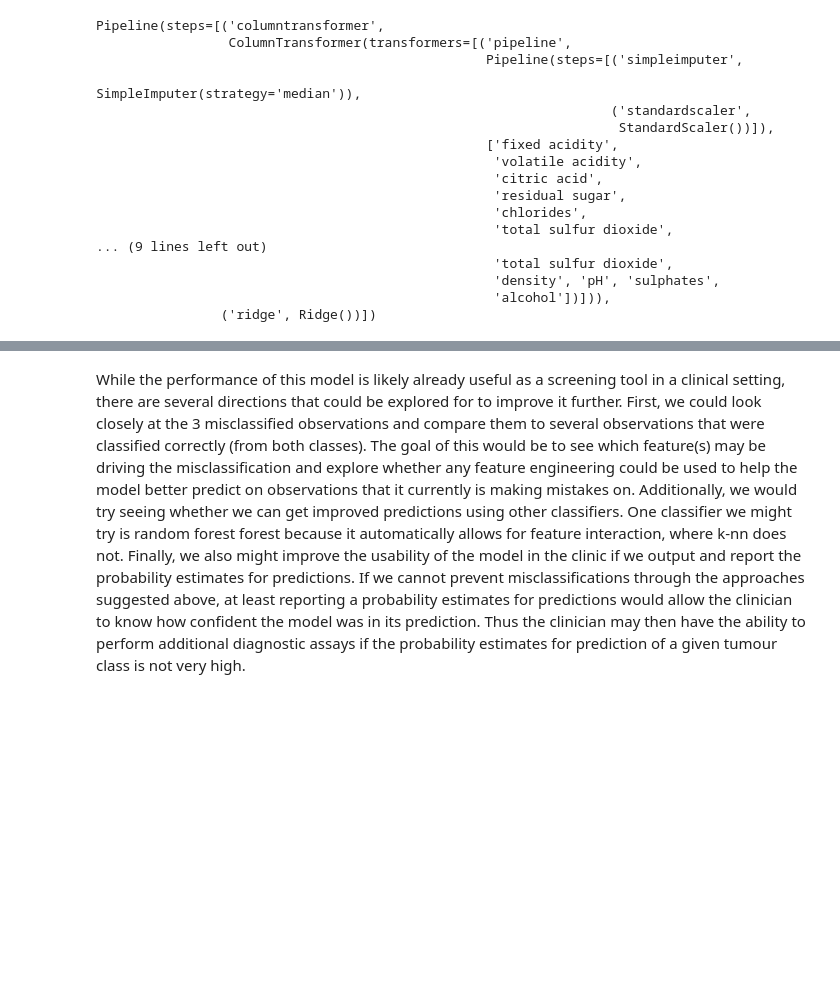
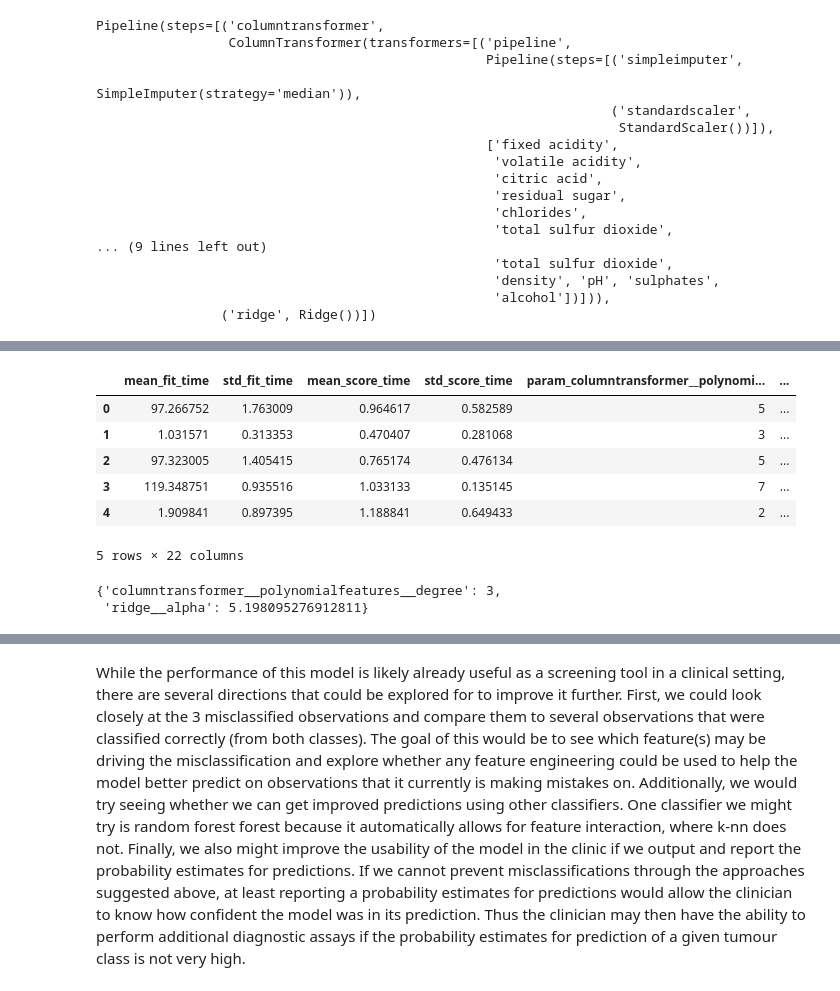
Before and after one commit to UBC-MDS/DSCI_522_group16, a Jupyter notebook: src/portugal_wine_quality_predictor.ipynb, the cells around one changed output, grey strips where cells are left out. Saved outputs shown, nothing was run; the diff lists cells and outputs as text; code cells hidden in the pictures; blank space fills up the shorter version.

```diff
--- a/src/portugal_wine_quality_predictor.ipynb
+++ b/src/portugal_wine_quality_predictor.ipynb
@@ -190,6 +187,7 @@ x_train_w, y_train_w = white_train.drop(columns=["quality"]), white_train["quali
 x_test_w, y_test_w = white_test.drop(columns=["quality"]), white_test["quality"]
 # %%
 numeric_transformer = make_pipeline(SimpleImputer(strategy="median"), StandardScaler())
+numeric_feats = x_train_w.columns.tolist()
 
 # Create a ColumnTransformer
 ct = make_column_transformer(
@@ -220,10 +218,10 @@ Pipeline(steps=[('columntransformer',
 # %%
 # Hyperparameter Tuning by Random Search
 param_dist = { #can pass either a distribution or list of values for random search
-    "columntransformer__polynomialfeatures__degree":list(range(1, 11)),
-    "ridge__alpha": uniform(0.1, 100)}
+    "columntransformer__polynomialfeatures__degree":list(range(1, 8)),
+    "ridge__alpha": uniform(0.1, 10)}
 
-random_search = RandomizedSearchCV(Pipe_poly, param_distributions = param_dist, n_iter=100,
+random_search = RandomizedSearchCV(Pipe_poly, param_distributions = param_dist, n_iter=5,
 n_jobs=-1, return_train_score=True)
 # %%
 # fit the random search with training data
@@ -230,0 +247,15 @@ random_search.fit(x_train_w, y_train_w)
+# %%
+pd.DataFrame(random_search.cv_results_) # visualize results of grid search as a data frame
+# %% [output]
+|  | mean_fit_time | std_fit_time | mean_score_time | std_score_time | param_columntransformer__polynomi... | ... |
+| 0 | 97.266752 | 1.763009 | 0.964617 | 0.582589 | 5 | ... |
+| 1 | 1.031571 | 0.313353 | 0.470407 | 0.281068 | 3 | ... |
+| 2 | 97.323005 | 1.405415 | 0.765174 | 0.476134 | 5 | ... |
+| 3 | 119.348751 | 0.935516 | 1.033133 | 0.135145 | 7 | ... |
+| 4 | 1.909841 | 0.897395 | 1.188841 | 0.649433 | 2 | ... |
+5 rows × 22 columns
+# %%
+random_search.best_params_
+# %% [output]
+{'columntransformer__polynomialfeatures__degree': 3,
+ 'ridge__alpha': 5.198095276912811}
```
Also changed, not shown: parts of 5 cells of this notebook.
